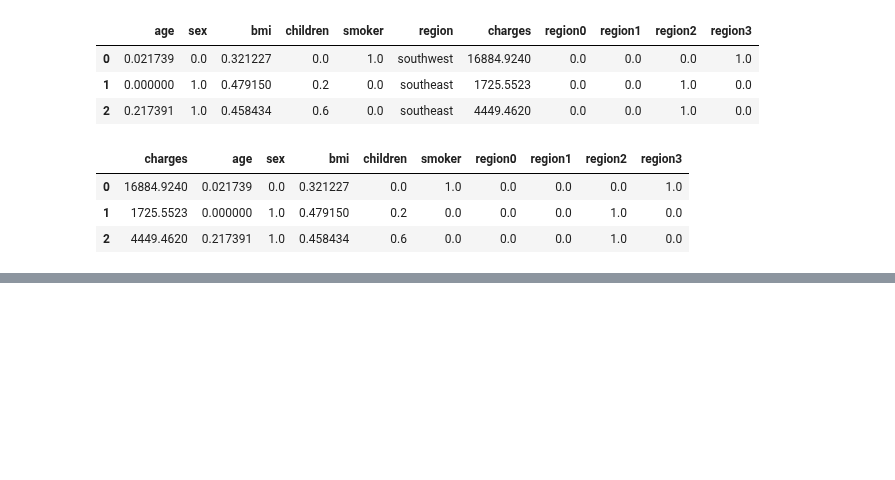
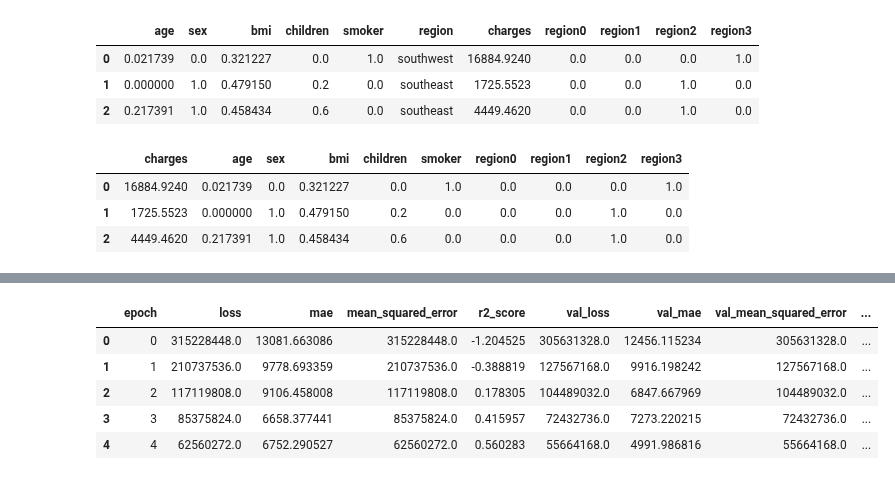
Before and after one commit to Olhaau/fl-official-statistics-addon, a Jupyter notebook: _dev/04_insurance_debug_centralized.ipynb, the cells around one changed output, grey strips where cells are left out. Cells and saved outputs as stored; diff of their text form; code cells hidden in the pictures; blank space fills up the shorter version.

```diff
--- a/_dev/04_insurance_debug_centralized.ipynb
+++ b/_dev/04_insurance_debug_centralized.ipynb
@@ -516,0 +302,9 @@ plt.show()
+# %%
+pd.concat(logs).head()
+# %% [output]
+|  | epoch | loss | mae | mean_squared_error | r2_score | val_loss | val_mae | val_mean_squared_error | ... |
+| 0 | 0 | 315228448.0 | 13081.663086 | 315228448.0 | -1.204525 | 305631328.0 | 12456.115234 | 305631328.0 | ... |
+| 1 | 1 | 210737536.0 | 9778.693359 | 210737536.0 | -0.388819 | 127567168.0 | 9916.198242 | 127567168.0 | ... |
+| 2 | 2 | 117119808.0 | 9106.458008 | 117119808.0 | 0.178305 | 104489032.0 | 6847.667969 | 104489032.0 | ... |
+| 3 | 3 | 85375824.0 | 6658.377441 | 85375824.0 | 0.415957 | 72432736.0 | 7273.220215 | 72432736.0 | ... |
+| 4 | 4 | 62560272.0 | 6752.290527 | 62560272.0 | 0.560283 | 55664168.0 | 4991.986816 | 55664168.0 | ... |
```
Also changed, not shown: parts of 40 cells of this notebook, 7 other files.
